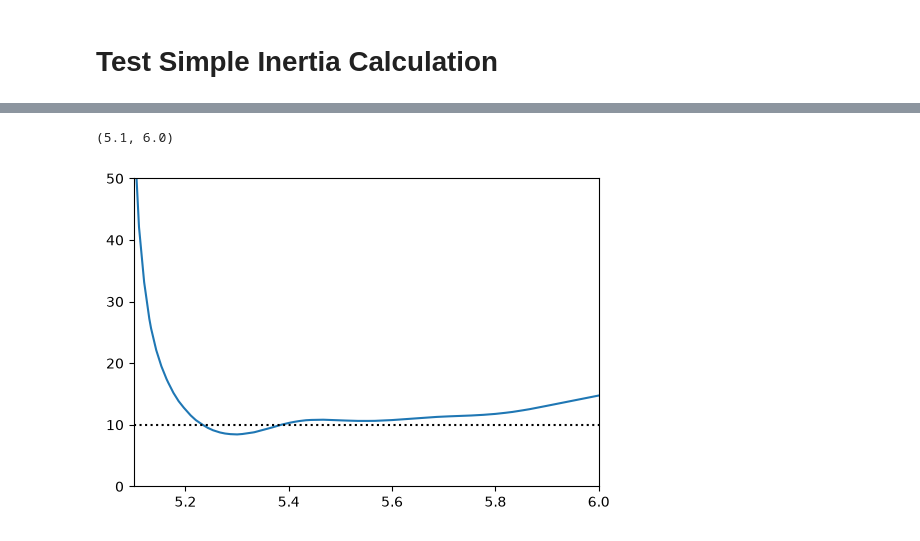
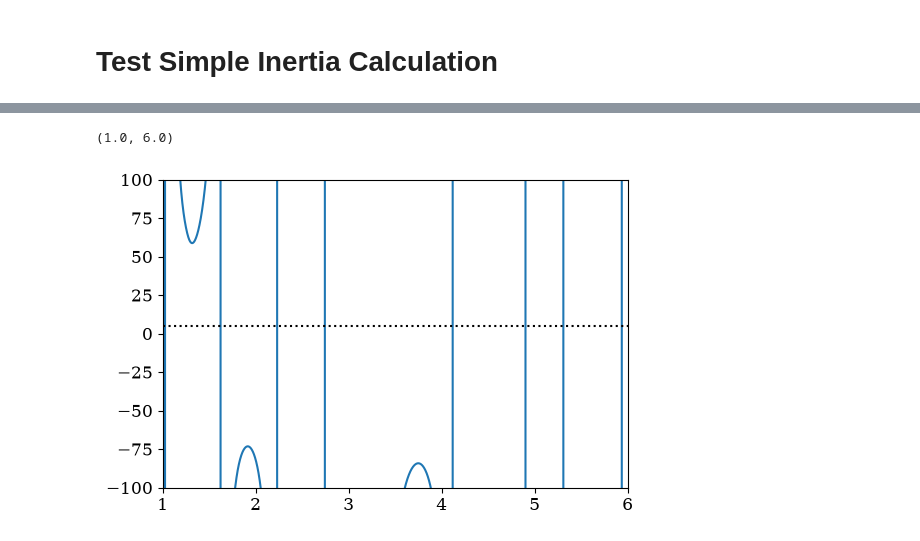
Before and after one commit to Scarlett315/characterize-virtual-inertia-estimation-noise-lag, a Jupyter notebook: better_inertia_estimation.ipynb, the cells around one changed output, grey strips where cells are left out. Drawn from its saved outputs; the diff is of its cells as text; code cells hidden in the pictures.

```diff
--- a/better_inertia_estimation.ipynb
+++ b/better_inertia_estimation.ipynb
@@ -51,8 +60,17 @@ True
 # %%
 # get frequency, RoCoF, and power time-series.
-tds_df = pd.concat([ss.TDS.get_timeseries(ss.BusROCOF.f),
-                    ss.TDS.get_timeseries(ss.BusROCOF.Wf_y),
-                    ss.TDS.get_timeseries(ss.REGF2.Pe)],
+"""
+tds_df = pd.concat([ss.TDS.get_timeseries(ss.BusROCOF.f).loc[:,"BusROCOF_1"],
+                    ss.TDS.get_timeseries(ss.BusROCOF.Wf_y).loc[:,"BusROCOF_1"],
+                    ss.TDS.get_timeseries(ss.REGCV2.Pe)],
+                    axis=1)
+"""
+
+dw_internal = ss.TDS.get_timeseries(ss.REGCV2.dw)
+
+tds_df = pd.concat([ss.TDS.get_timeseries(ss.BusROCOF.f).loc[:,"BusROCOF_1"],
+                    dw_internal,
+                    ss.TDS.get_timeseries(ss.REGCV2.Pe)],
                     axis=1)
 
 tds_df.columns = ["f", "df/dt", "p"]
@@ -89,6 +99,11 @@ eps_w = 10e-5
 # calculate RoCoF, derivative of RoCoF (RoRoCOF?? lol), and derivative of power (RoCoP)
 # need to interpolate between values b/c continuous-- called by solver
 
-domega_dt = CubicSpline(tds_df.index, tds_df.loc[:,"df/dt"])
+domega_dt = make_splrep(tds_df.index, tds_df.loc[:,"df/dt"], s=0.001)
 d2omega_dt2 = domega_dt.derivative()
-dp_dt = CubicSpline(tds_df.index, tds_df.loc[:,"p"]).derivative()
+dp_dt = make_splrep(tds_df.index, tds_df.loc[:,"p"], s=0).derivative()
+
+print(d2omega_dt2(tds_df.index))
+
+tds_df.loc[:,"dp_dt"] = dp_dt(tds_df.index)
+tds_df
@@ -170,4 +498,10 @@ ss.TDS.plot(ss.Bus.v)
 # %%
 from algebraic_inertia_estimation import calc_inertia_algebraic
 # %%
-m = calc_inertia_algebraic(tds_df, 0.2, t0=5.0, tf=6)
+#tds_df.loc[:,"df/dt"] = pd.DataFrame(ss.dae.ts.f).loc[:,ss.REGCV2.dw.a].values
+#tds_df
+
+m = calc_inertia_algebraic(tds_df, p0 = 0, t0=0, tf=7.1)
+m
+
+#pd.DataFrame(ss.dae.ts.f).loc[:,ss.REGCV2.dw.a]
@@ -173,0 +521,2 @@ m = calc_inertia_algebraic(tds_df, 0.2, t0=5.0, tf=6)
+# %%
+H_const = ss.REGCV2.M.v[0]/2
@@ -174,9 +528,9 @@ m = calc_inertia_algebraic(tds_df, 0.2, t0=5.0, tf=6)
 # %%
 fig, ax = plt.subplots(figsize=(6, 4))
 ax.plot(m.index,  m)
-ax.axline((0, 10), slope=0, color="black", linestyle=":")
-ax.set_ylim(0, 50)
-ax.set_xlim(5.1, 6)
+ax.axline((0, H_const), slope=0, color="black", linestyle=":")
+ax.set_ylim(-100, 100)
+ax.set_xlim(1, 6)
 # %% [output]
-(5.1, 6.0)
+(1.0, 6.0)
-[figure, old version]
+[figure, new version]
```
Also changed, not shown: parts of 41 cells of this notebook, 19 other files.
